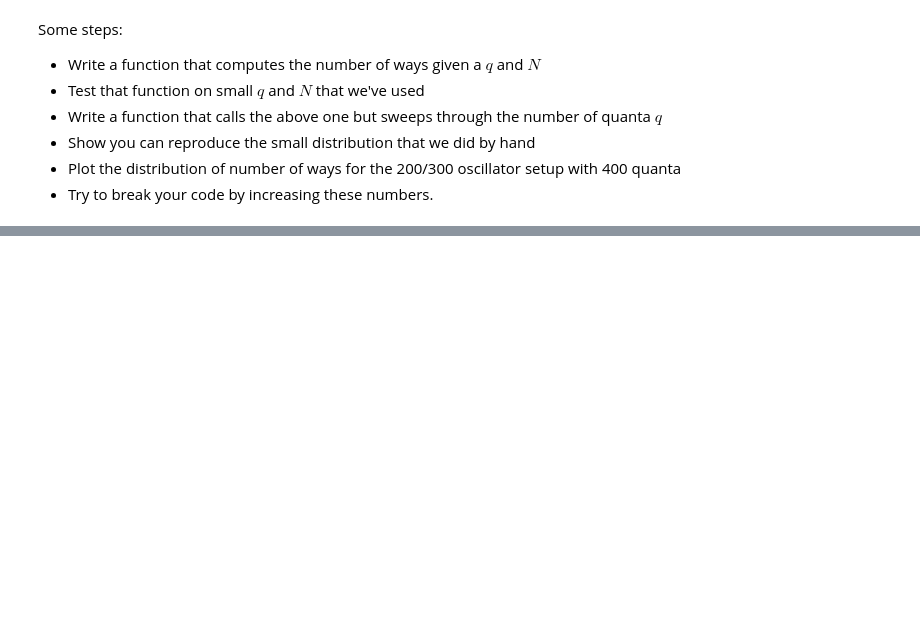
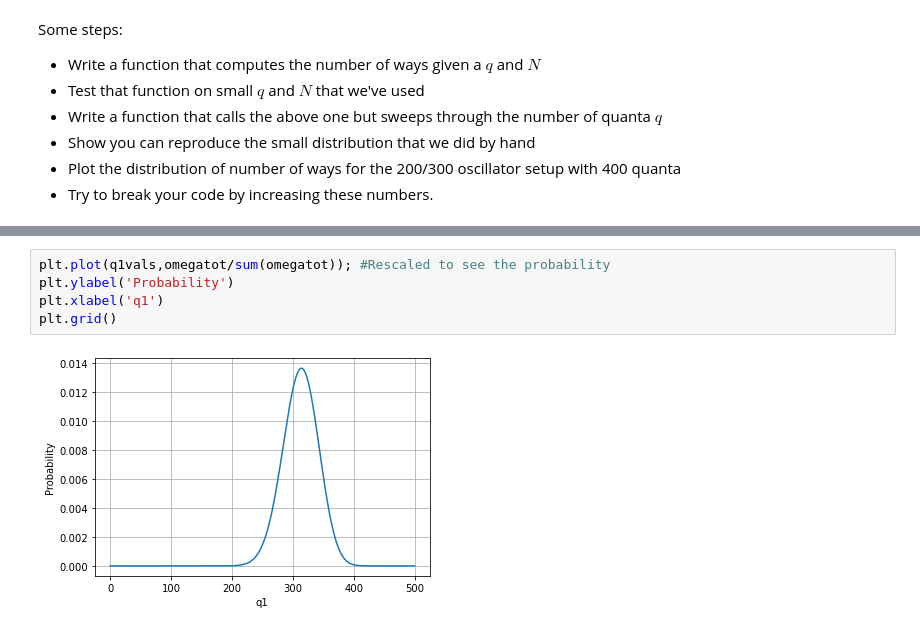
Before and after one commit to dannycab/phy415msu, a Jupyter notebook: MMIPbook/_build/jupyter_execute/content/4_randomness/activity_thermal_contact.ipynb, the cells around one changed output, grey strips where cells are left out. Drawn from its saved outputs; the diff is of its cells as text; blank space fills up the shorter version.

```diff
--- a/MMIPbook/_build/jupyter_execute/content/4_randomness/activity_thermal_contact.ipynb
+++ b/MMIPbook/_build/jupyter_execute/content/4_randomness/activity_thermal_contact.ipynb
@@ -33,0 +99,7 @@ Some steps:
+# %%
+plt.plot(q1vals,omegatot/sum(omegatot)); #Rescaled to see the probability
+plt.ylabel('Probability')
+plt.xlabel('q1')
+plt.grid()
+# %% [output]
+[figure, added]
```
Also changed, not shown: parts of 7 cells of this notebook, 12 other files.
